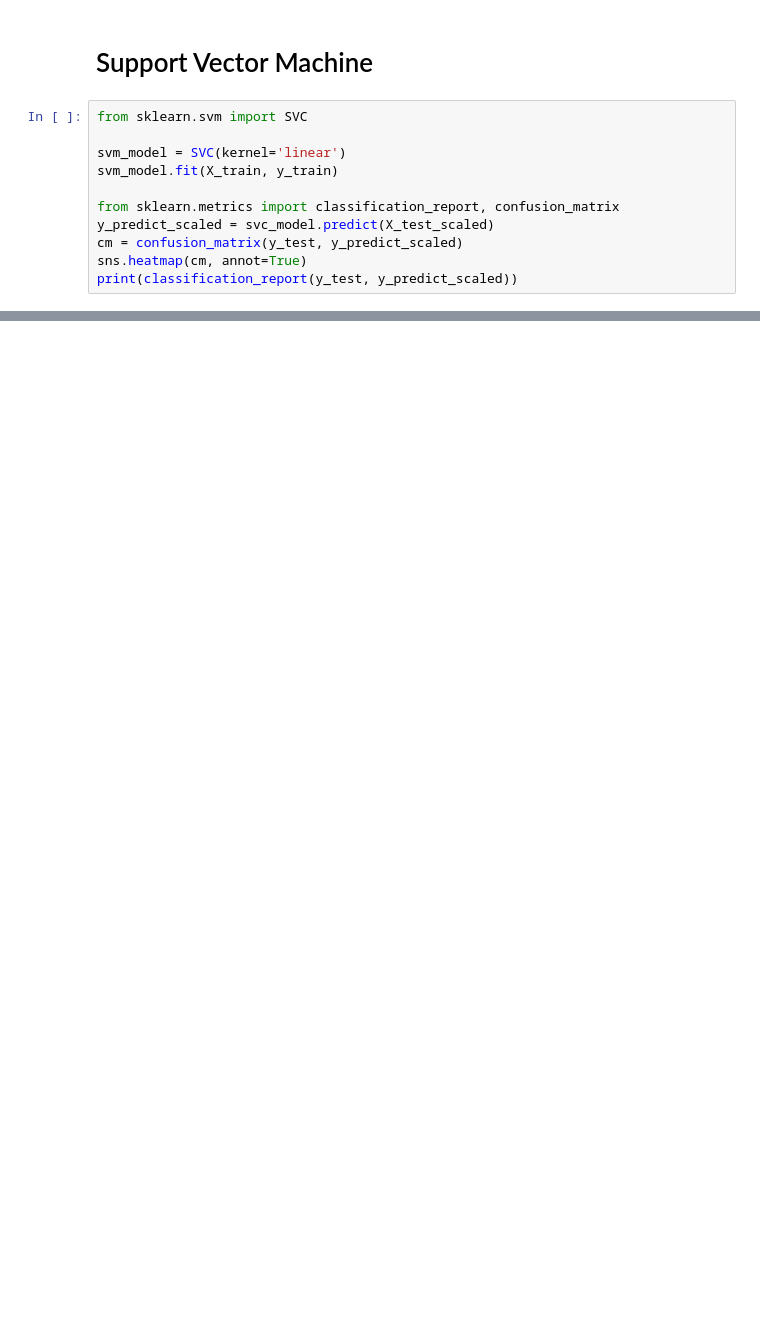
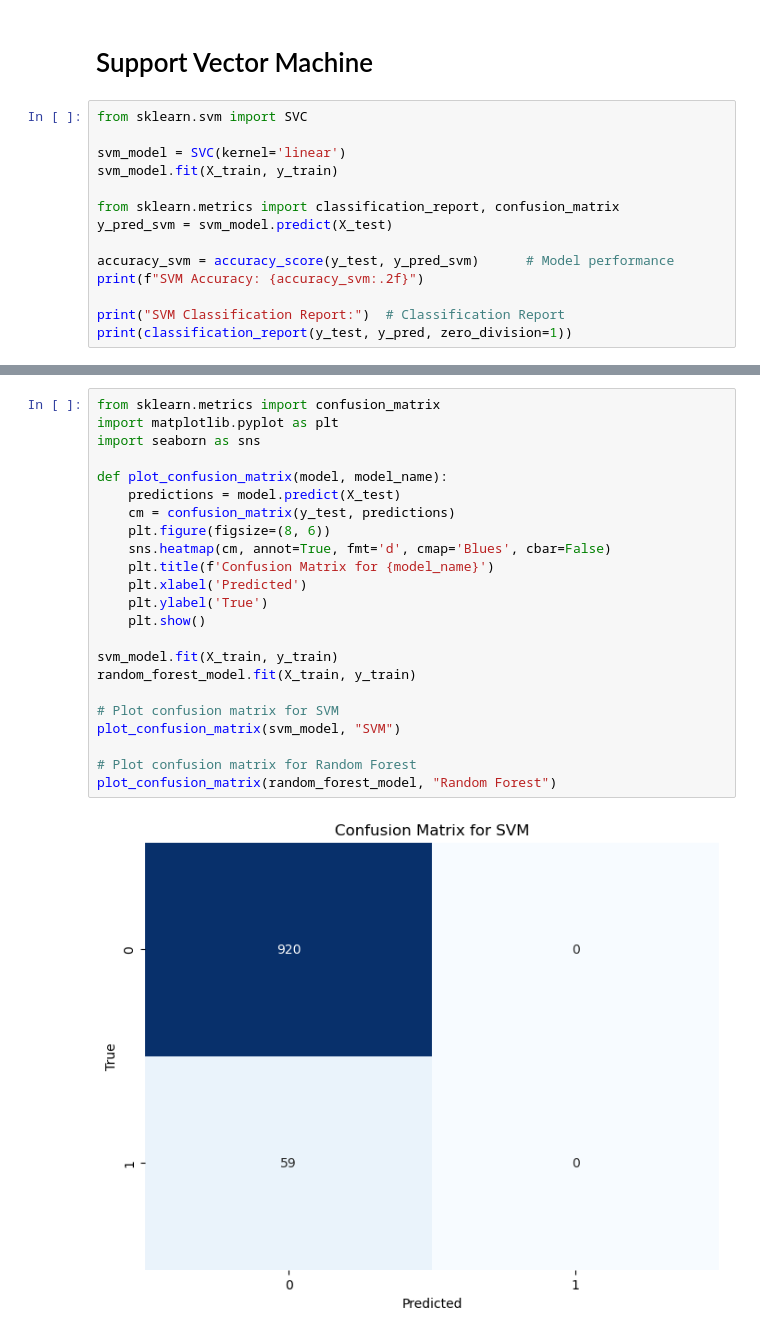
Before and after one commit to oluwakemih/Machine-Learning-CA1, a Jupyter notebook: Machine Learning CA1.ipynb, the cells around one changed output, grey strips where cells are left out. Saved outputs shown, nothing was run; the diff lists cells and outputs as text; blank space fills up the shorter version.

```diff
--- a/Machine Learning CA1.ipynb
+++ b/Machine Learning CA1.ipynb
@@ -164,7 +187,10 @@ svm_model = SVC(kernel='linear')
 svm_model.fit(X_train, y_train)
 
 from sklearn.metrics import classification_report, confusion_matrix
-y_predict_scaled = svc_model.predict(X_test_scaled)
-cm = confusion_matrix(y_test, y_predict_scaled)
-sns.heatmap(cm, annot=True)
-print(classification_report(y_test, y_predict_scaled))
+y_pred_svm = svm_model.predict(X_test)
+
+accuracy_svm = accuracy_score(y_test, y_pred_svm)      # Model performance
+print(f"SVM Accuracy: {accuracy_svm:.2f}")
+
+print("SVM Classification Report:")  # Classification Report
+print(classification_report(y_test, y_pred, zero_division=1))
@@ -170,0 +224,25 @@ print(classification_report(y_test, y_predict_scaled))
+# %%
+from sklearn.metrics import confusion_matrix
+import matplotlib.pyplot as plt
+import seaborn as sns
+
+def plot_confusion_matrix(model, model_name):
+    predictions = model.predict(X_test)
+    cm = confusion_matrix(y_test, predictions)
+    plt.figure(figsize=(8, 6))
+    sns.heatmap(cm, annot=True, fmt='d', cmap='Blues', cbar=False)
+    plt.title(f'Confusion Matrix for {model_name}')
+    plt.xlabel('Predicted')
+    plt.ylabel('True')
+    plt.show()
+
+svm_model.fit(X_train, y_train)
+random_forest_model.fit(X_train, y_train)
+
+# Plot confusion matrix for SVM
+plot_confusion_matrix(svm_model, "SVM")
+
+# Plot confusion matrix for Random Forest
+plot_confusion_matrix(random_forest_model, "Random Forest")
+# %% [output]
+[figure, added]
```
Also changed, not shown: parts of 7 cells of this notebook.
